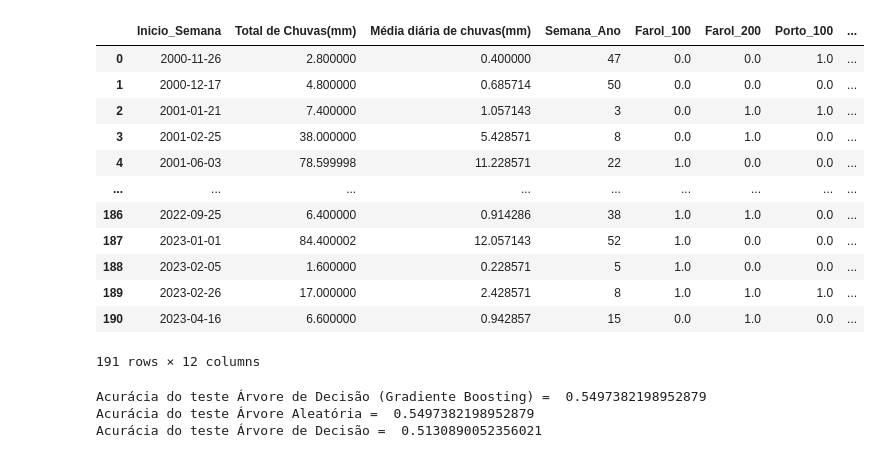
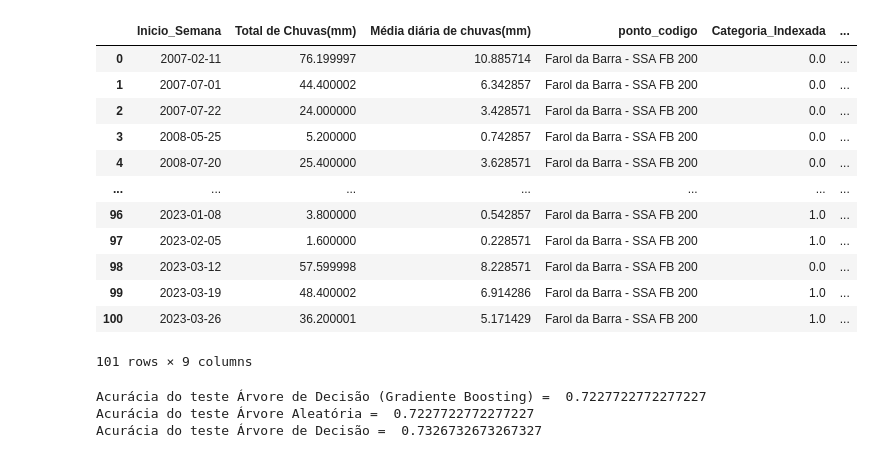
Before and after one commit to Meliande/lab-ia, a Jupyter notebook: Apresentação.ipynb, the cells around one changed output. Saved outputs shown, nothing was run; the diff lists cells and outputs as text; code cells hidden in the pictures.

```diff
--- a/Apresentação.ipynb
+++ b/Apresentação.ipynb
@@ -194,5 +271,11 @@ informacoes_necessarias = ['Total de Chuvas(mm)','Média diária de chuvas(mm)']
 
 assembler = VectorAssembler(inputCols=informacoes_necessarias, outputCol='informacoes')
 
-dataset = assembler.transform(dfCompleto)
+dfPorto100 = assembler.transform(Porto100)
+
+dfFarol100 = assembler.transform(Farol100)
+
+dfFarol200 = assembler.transform(Farol200)
+
+dfSM100 = assembler.transform(SM100)
 # %%
@@ -214,4 +297,6 @@ dataset.toPandas()
 # %%
 ### Dividindo o dataser em treino (80%) e teste (20%) ###
 
-(treino, teste) = dataset.randomSplit([0.8,0.2])
+(treinoFarol200, testeFarol200) = dfFarol200.randomSplit([0.8,0.2])
+
+treinoFarol200.toPandas()
@@ -218,17 +317,23 @@ dataset.toPandas()
 # %%
 ### Definindo os modelos ###
 
-gbt = GBTClassifier(labelCol="Farol_100", featuresCol="informacoes", maxIter=10)
-dt = DecisionTreeClassifier(labelCol='Farol_100',featuresCol='informacoes')
-rf = RandomForestClassifier(labelCol='Farol_100',featuresCol='informacoes',maxDepth=5)
+gbt = GBTClassifier(labelCol="Categoria_Indexada", featuresCol="informacoes", maxIter=10)
+dt = DecisionTreeClassifier(labelCol='Categoria_Indexada',featuresCol='informacoes')
+rf = RandomForestClassifier(labelCol='Categoria_Indexada',featuresCol='informacoes',maxDepth=5)
 # %%
 ### Treinando os modelos ####
 
-gbtModel = gbt.fit(treino) ### Gradient Boosted Tree Classifier
+gbtModel = gbt.fit(treinoFarol200) ### Gradient Boosted Tree Classifier
 
-rfModel = rf.fit(treino) ### Random Forest Classifier
+rfModel = rf.fit(treinoFarol200) ### Random Forest Classifier
 
-dtModel = dt.fit(treino) ### Desition Tree classfier
+dtModel = dt.fit(treinoFarol200) ### Decision Tree classfier
+
+rfModel.write().overwrite().save('models/rf')
+
+gbtModel.write().overwrite().save('models/gbt')
+
+dtModel.write().overwrite().save('models/dt')
 # %%
 ### Testando os modelos ###
 
@@ -272,21 +377,21 @@ rfPredicao.toPandas()
 # %%
-dtPredicao = dtModel.transform(teste)
+dtPredicao = dtModel.transform(testeFarol200)
 
 dtPredicao.toPandas()
 # %% [output]
-|  | Inicio_Semana | Total de Chuvas(mm) | Média diária de chuvas(mm) | Semana_Ano | Farol_100 | Farol_200 | Porto_100 | ... |
-| 0 | 2000-11-26 | 2.800000 | 0.400000 | 47 | 0.0 | 0.0 | 1.0 | ... |
-| 1 | 2000-12-17 | 4.800000 | 0.685714 | 50 | 0.0 | 0.0 | 0.0 | ... |
-| 2 | 2001-01-21 | 7.400000 | 1.057143 | 3 | 0.0 | 1.0 | 1.0 | ... |
-| 3 | 2001-02-25 | 38.000000 | 5.428571 | 8 | 0.0 | 1.0 | 0.0 | ... |
-| 4 | 2001-06-03 | 78.599998 | 11.228571 | 22 | 1.0 | 0.0 | 0.0 | ... |
-| ... | ... | ... | ... | ... | ... | ... | ... | ... |
-| 186 | 2022-09-25 | 6.400000 | 0.914286 | 38 | 1.0 | 1.0 | 0.0 | ... |
-| 187 | 2023-01-01 | 84.400002 | 12.057143 | 52 | 1.0 | 0.0 | 0.0 | ... |
-| 188 | 2023-02-05 | 1.600000 | 0.228571 | 5 | 1.0 | 0.0 | 0.0 | ... |
-| 189 | 2023-02-26 | 17.000000 | 2.428571 | 8 | 1.0 | 1.0 | 1.0 | ... |
-| 190 | 2023-04-16 | 6.600000 | 0.942857 | 15 | 0.0 | 1.0 | 0.0 | ... |
+|  | Inicio_Semana | Total de Chuvas(mm) | Média diária de chuvas(mm) | ponto_codigo | Categoria_Indexada | ... |
+| 0 | 2007-02-11 | 76.199997 | 10.885714 | Farol da Barra - SSA FB 200 | 0.0 | ... |
+| 1 | 2007-07-01 | 44.400002 | 6.342857 | Farol da Barra - SSA FB 200 | 0.0 | ... |
+| 2 | 2007-07-22 | 24.000000 | 3.428571 | Farol da Barra - SSA FB 200 | 0.0 | ... |
+| 3 | 2008-05-25 | 5.200000 | 0.742857 | Farol da Barra - SSA FB 200 | 0.0 | ... |
+| 4 | 2008-07-20 | 25.400000 | 3.628571 | Farol da Barra - SSA FB 200 | 0.0 | ... |
+| ... | ... | ... | ... | ... | ... | ... |
+| 96 | 2023-01-08 | 3.800000 | 0.542857 | Farol da Barra - SSA FB 200 | 1.0 | ... |
+| 97 | 2023-02-05 | 1.600000 | 0.228571 | Farol da Barra - SSA FB 200 | 1.0 | ... |
+| 98 | 2023-03-12 | 57.599998 | 8.228571 | Farol da Barra - SSA FB 200 | 0.0 | ... |
+| 99 | 2023-03-19 | 48.400002 | 6.914286 | Farol da Barra - SSA FB 200 | 1.0 | ... |
+| 100 | 2023-03-26 | 36.200001 | 5.171429 | Farol da Barra - SSA FB 200 | 1.0 | ... |
-191 rows × 12 columns
+101 rows × 9 columns
 # %%
 ### Avaliando os modelos ###
 
@@ -296,10 +401,10 @@ dtPredicao.toPandas()
 
 ### https://towardsdatascience.com/the-f1-score-bec2bbc38aa6 ###
 
-acuracia = MulticlassClassificationEvaluator(labelCol='Farol_100',predictionCol='prediction',metricName='accuracy')
-f1 = MulticlassClassificationEvaluator(labelCol='Farol_100',predictionCol='prediction',metricName='f1')
-precisaoPonderada = MulticlassClassificationEvaluator(labelCol='Farol_100',predictionCol='prediction',metricName='weightedPrecision')
-weightedRecall = MulticlassClassificationEvaluator(labelCol='Farol_100',predictionCol='prediction',metricName='weightedRecall')
+acuracia = MulticlassClassificationEvaluator(labelCol='Categoria_Indexada',predictionCol='prediction',metricName='accuracy')
+f1 = MulticlassClassificationEvaluator(labelCol='Categoria_Indexada',predictionCol='prediction',metricName='f1')
+precisaoPonderada = MulticlassClassificationEvaluator(labelCol='Categoria_Indexada',predictionCol='prediction',metricName='weightedPrecision')
+weightedRecall = MulticlassClassificationEvaluator(labelCol='Categoria_Indexada',predictionCol='prediction',metricName='weightedRecall')
 
 ### Resultados da Acurácia ###
 
@@ -310,9 +415,9 @@ print('Acurácia do teste Árvore de Decisão (Gradiente Boosting) = ', gbtAcura
 print('Acurácia do teste Árvore Aleatória = ', rfAcuracia)
 print('Acurácia do teste Árvore de Decisão = ', dtAcuracia)
 # %% [output]
-Acurácia do teste Árvore de Decisão (Gradiente Boosting) =  0.5497382198952879
-Acurácia do teste Árvore Aleatória =  0.5497382198952879
-Acurácia do teste Árvore de Decisão =  0.5130890052356021
+Acurácia do teste Árvore de Decisão (Gradiente Boosting) =  0.7227722772277227
+Acurácia do teste Árvore Aleatória =  0.7227722772277227
+Acurácia do teste Árvore de Decisão =  0.7326732673267327
 # %%
 ### Resultados do F1 ###
 
```
Also changed, not shown: parts of 20 cells of this notebook, 33 other files.
